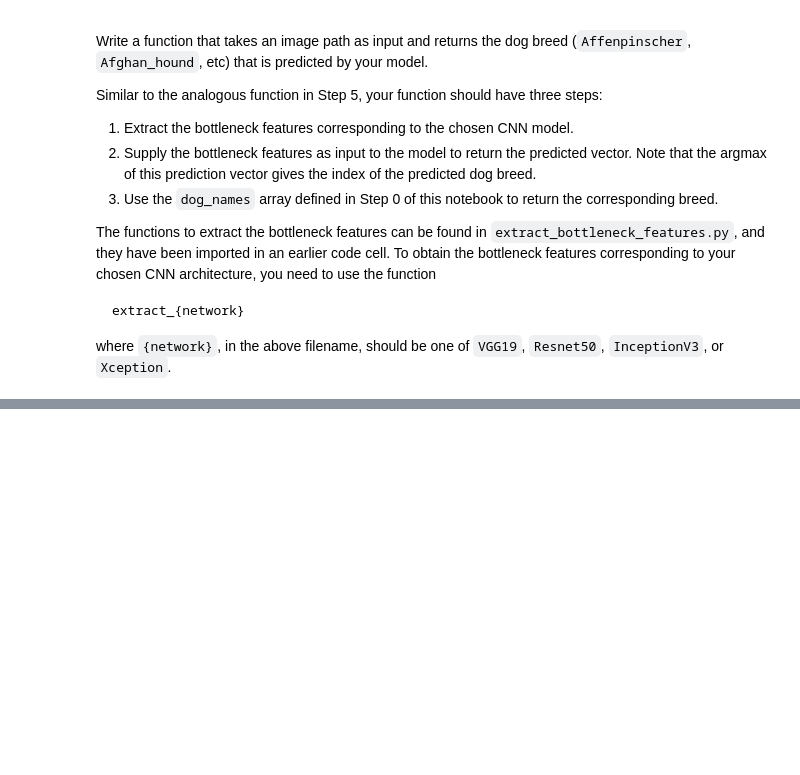
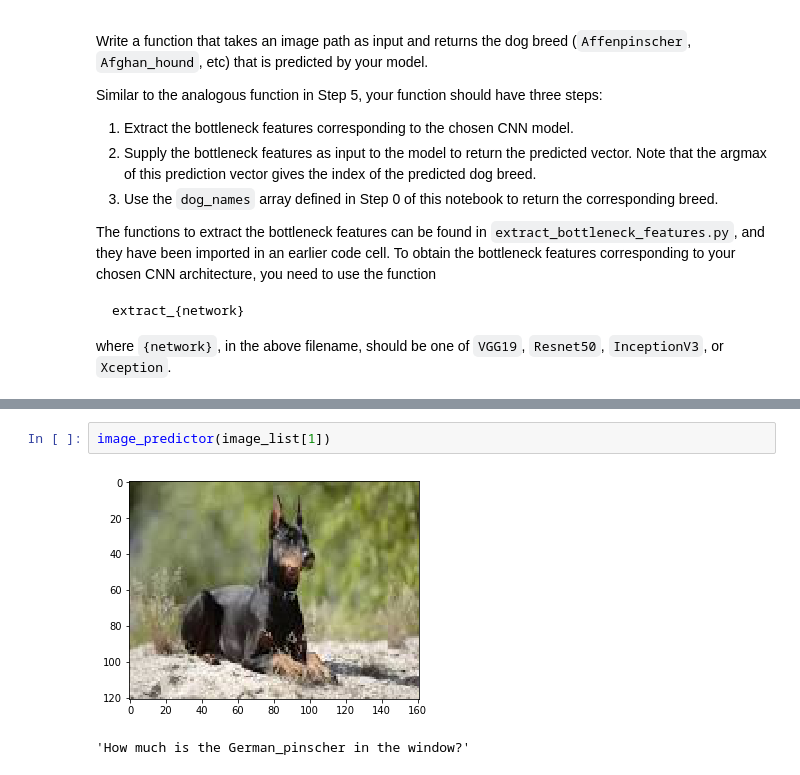
Before and after one commit to baumanab/AIND2-dog-project, a Jupyter notebook: dog_app.ipynb, the cells around one changed output, grey strips where cells are left out. Saved outputs shown, nothing was run; the diff lists cells and outputs as text; blank space fills up the shorter version.

```diff
--- a/dog_app.ipynb
+++ b/dog_app.ipynb
@@ -940,0 +939,5 @@ ValueError: Error when checking : expected global_average_pooling2d_1_input to h
+# %%
+image_predictor(image_list[1])
+# %% [output]
+[figure, added]
+'How much is the German_pinscher in the window?'
```
Also changed, not shown: parts of 21 cells of this notebook, 18 other files.
